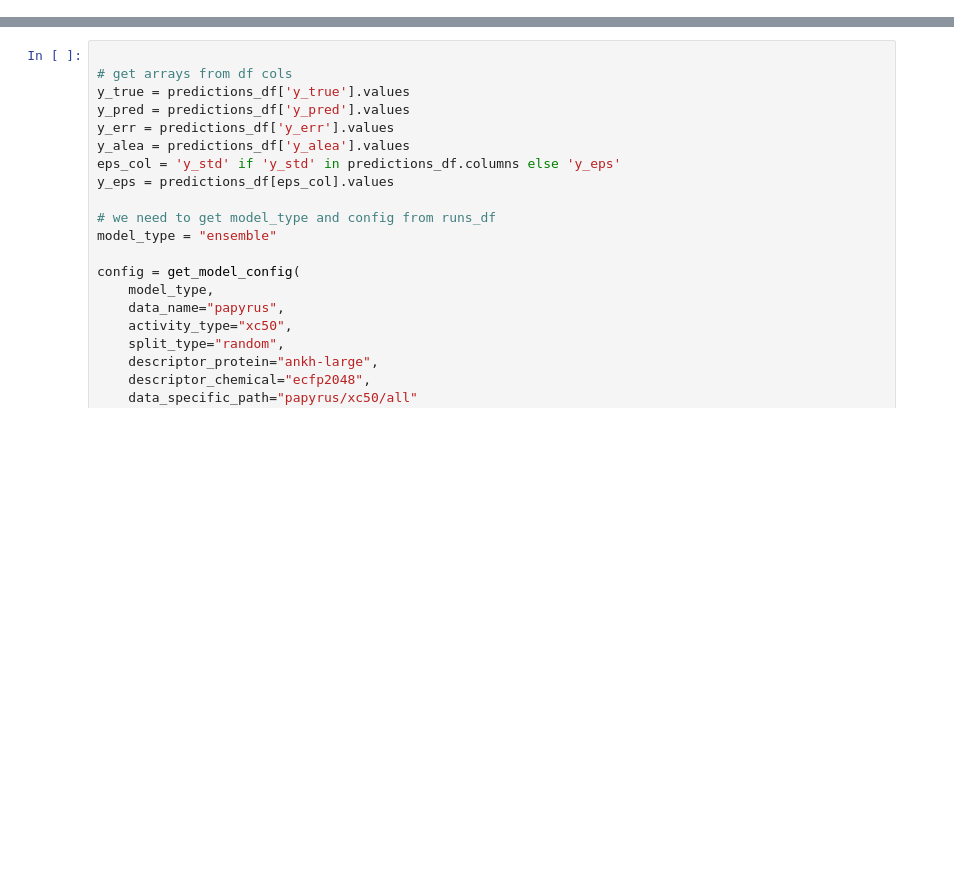
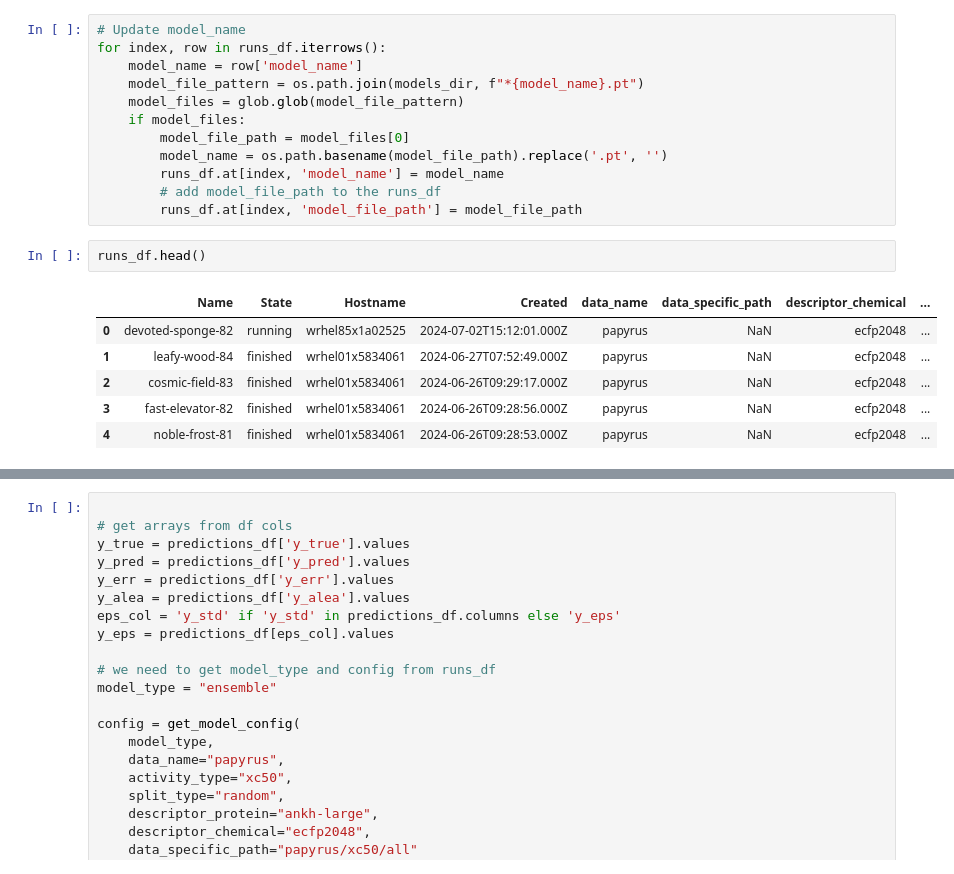
Before and after one commit to CDDLeiden/uqdd, a Jupyter notebook: models_reassessment.ipynb, the cells around one changed output, grey strips where cells are left out. Drawn from its saved outputs; the diff is of its cells as text; blank space fills up the shorter version.

```diff
--- a/models_reassessment.ipynb
+++ b/models_reassessment.ipynb
@@ -11,0 +99,21 @@ from uqdd.models.utils_metrics import MetricsTable
+# %%
+# Update model_name
+for index, row in runs_df.iterrows():
+    model_name = row['model_name']
+    model_file_pattern = os.path.join(models_dir, f"*{model_name}.pt")
+    model_files = glob.glob(model_file_pattern)
+    if model_files:
+        model_file_path = model_files[0]
+        model_name = os.path.basename(model_file_path).replace('.pt', '')
+        runs_df.at[index, 'model_name'] = model_name
+        # add model_file_path to the runs_df
+        runs_df.at[index, 'model_file_path'] = model_file_path
+# %%
+runs_df.head()
+# %% [output]
+|  | Name | State | Hostname | Created | data_name | data_specific_path | descriptor_chemical | ... |
+| 0 | devoted-sponge-82 | running | wrhel85x1a02525 | 2024-07-02T15:12:01.000Z | papyrus | NaN | ecfp2048 | ... |
+| 1 | leafy-wood-84 | finished | wrhel01x5834061 | 2024-06-27T07:52:49.000Z | papyrus | NaN | ecfp2048 | ... |
+| 2 | cosmic-field-83 | finished | wrhel01x5834061 | 2024-06-26T09:29:17.000Z | papyrus | NaN | ecfp2048 | ... |
+| 3 | fast-elevator-82 | finished | wrhel01x5834061 | 2024-06-26T09:28:56.000Z | papyrus | NaN | ecfp2048 | ... |
+| 4 | noble-frost-81 | finished | wrhel01x5834061 | 2024-06-26T09:28:53.000Z | papyrus | NaN | ecfp2048 | ... |
```
Also changed, not shown: parts of 16 cells of this notebook.
